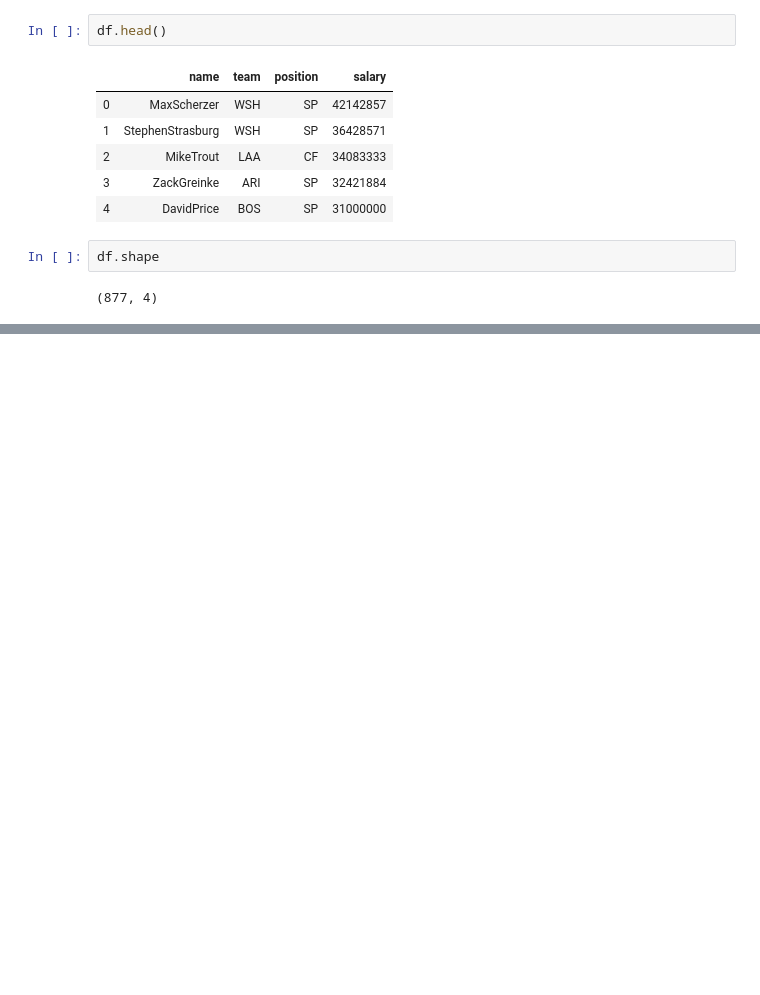
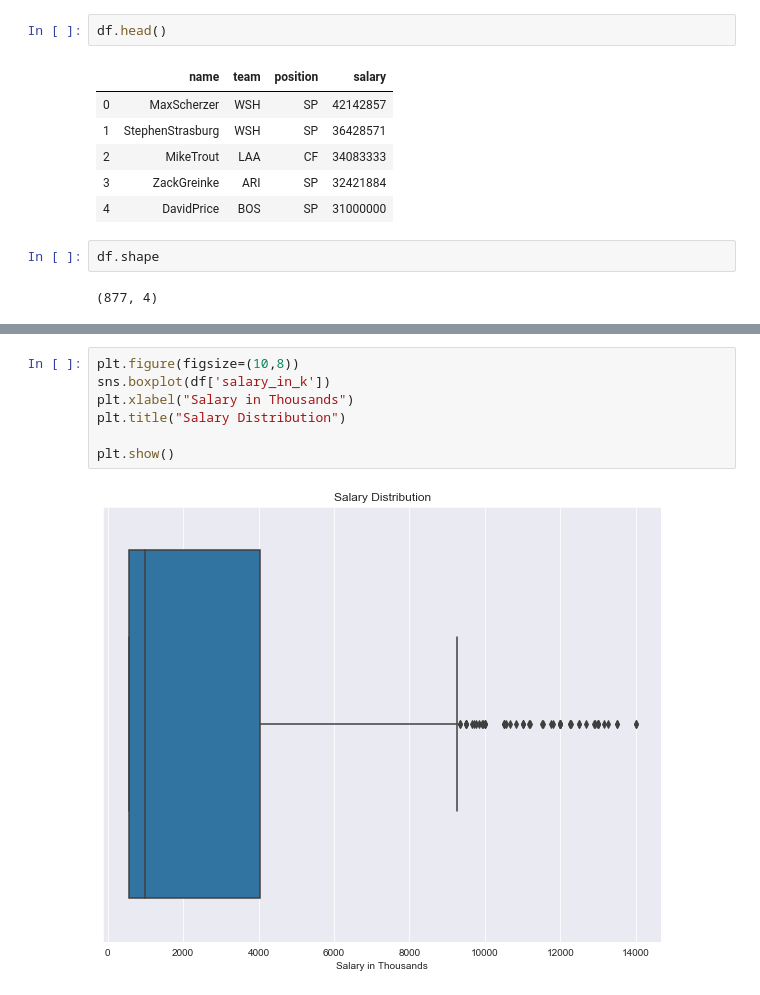
Before and after one commit to mcerow/baseball_salaries, a Jupyter notebook: blog_4.ipynb, the cells around one changed output, grey strips where cells are left out. Drawn from its saved outputs; the diff is of its cells as text; blank space fills up the shorter version.

```diff
--- a/blog_4.ipynb
+++ b/blog_4.ipynb
@@ -144,0 +225,9 @@ df.shape
+# %%
+plt.figure(figsize=(10,8))
+sns.boxplot(df['salary_in_k'])
+plt.xlabel("Salary in Thousands")
+plt.title("Salary Distribution")
+
+plt.show()
+# %% [output]
+[figure, added]
```
Also changed, not shown: parts of 50 cells of this notebook.
